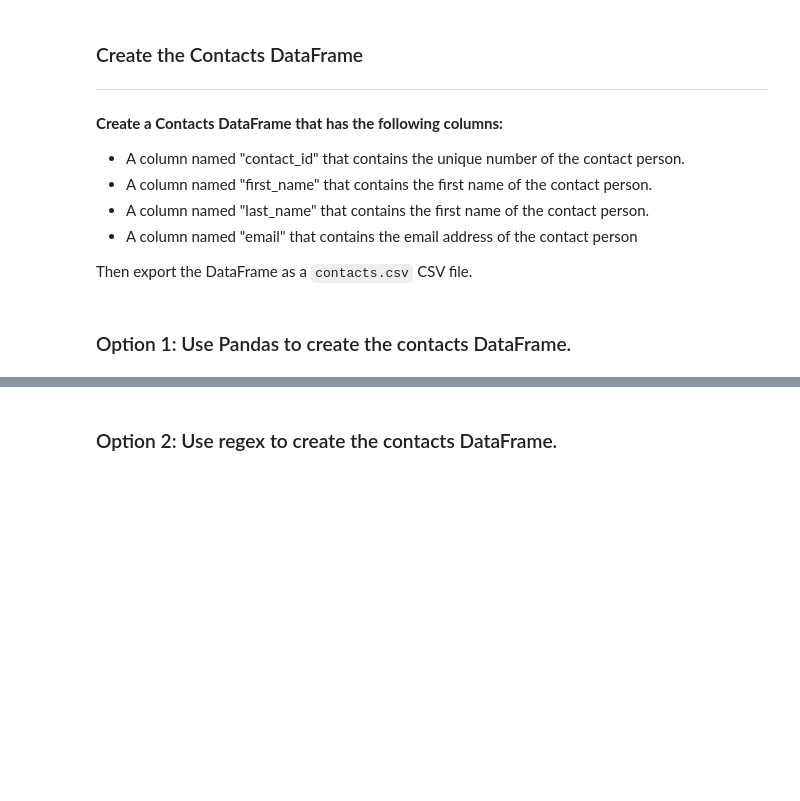
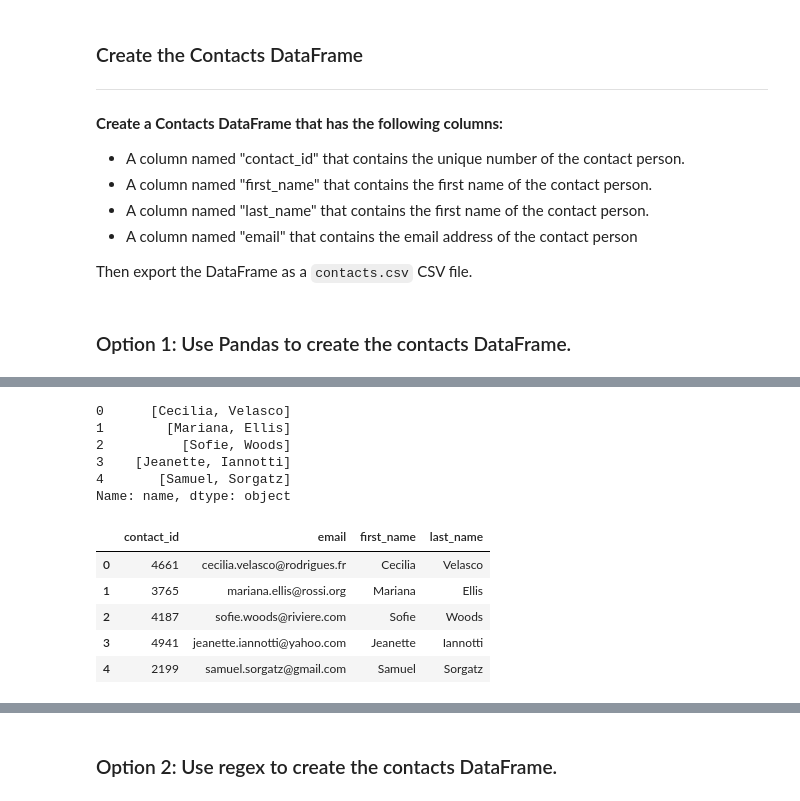
Before and after one commit to maslla100/Crowdfunding_ETL, a Jupyter notebook: ETL_Mini_Project_Starter_Code.ipynb, the cells around one changed output, grey strips where cells are left out. Drawn from its saved outputs; the diff is of its cells as text; code cells hidden in the pictures; blank space fills up the shorter version.

```diff
--- a/ETL_Mini_Project_Starter_Code.ipynb
+++ b/ETL_Mini_Project_Starter_Code.ipynb
@@ -322,0 +357,23 @@ print(dict_values)
+# %%
+import json
+
+dict_values = []
+
+for index, row in contact_info_df.iterrows():
+    raw_data = row['contact_info'].strip()
+
+    # Skip empty rows or rows that don't start with '{'
+    if not raw_data or not raw_data.startswith('{'):
+        print(f"Skipping malformed or empty data at row {index}: {raw_data}")
+        continue
+
+    try:
+        contact_info = json.loads(raw_data)
+        contact_id = contact_info['contact_id']
+        name = contact_info['name']
+        email = contact_info['email']
+        dict_values.append([contact_id, name, email])
+    except json.JSONDecodeError as e:
+        print(f"JSONDecodeError at row {index}: {e}")
+
+print(dict_values)
@@ -322,0 +383,6 @@ print(dict_values)
+# %%
+# Create a contact_info DataFrame with the 'contact_id', 'name', and 'email' columns
+contact_info_df = pd.DataFrame(dict_values, columns=['contact_id', 'name', 'email'])
+
+# Display the first few rows to verify the DataFrame
+contact_info_df.head()
@@ -366,0 +404,30 @@ memory usage: 23.6+ KB
+# %%
+# Attempt splitting without the expand parameter
+split_names = contact_info_df['name'].str.split(' ', n=1)
+
+# Display the result to see how the names were split
+print(split_names.head())
+# %% [output]
+0      [Cecilia, Velasco]
+1        [Mariana, Ellis]
+2          [Sofie, Woods]
+3    [Jeanette, Iannotti]
+4       [Samuel, Sorgatz]
+Name: name, dtype: object
+# %%
+# Manually create 'first_name' and 'last_name' columns
+contact_info_df['first_name'] = split_names.str[0]
+contact_info_df['last_name'] = split_names.str[1]
+
+# Drop the original 'name' column
+contact_info_df = contact_info_df.drop(columns=['name'])
+
+# Display the first few rows to verify the changes
+contact_info_df.head()
+# %% [output]
+|  | contact_id | email | first_name | last_name |
+| 0 | 4661 | cecilia.velasco@rodrigues.fr | Cecilia | Velasco |
+| 1 | 3765 | mariana.ellis@rossi.org | Mariana | Ellis |
+| 2 | 4187 | sofie.woods@riviere.com | Sofie | Woods |
+| 3 | 4941 | jeanette.iannotti@yahoo.com | Jeanette | Iannotti |
+| 4 | 2199 | samuel.sorgatz@gmail.com | Samuel | Sorgatz |
```
Also changed, not shown: parts of 29 cells of this notebook, 5 other files.
